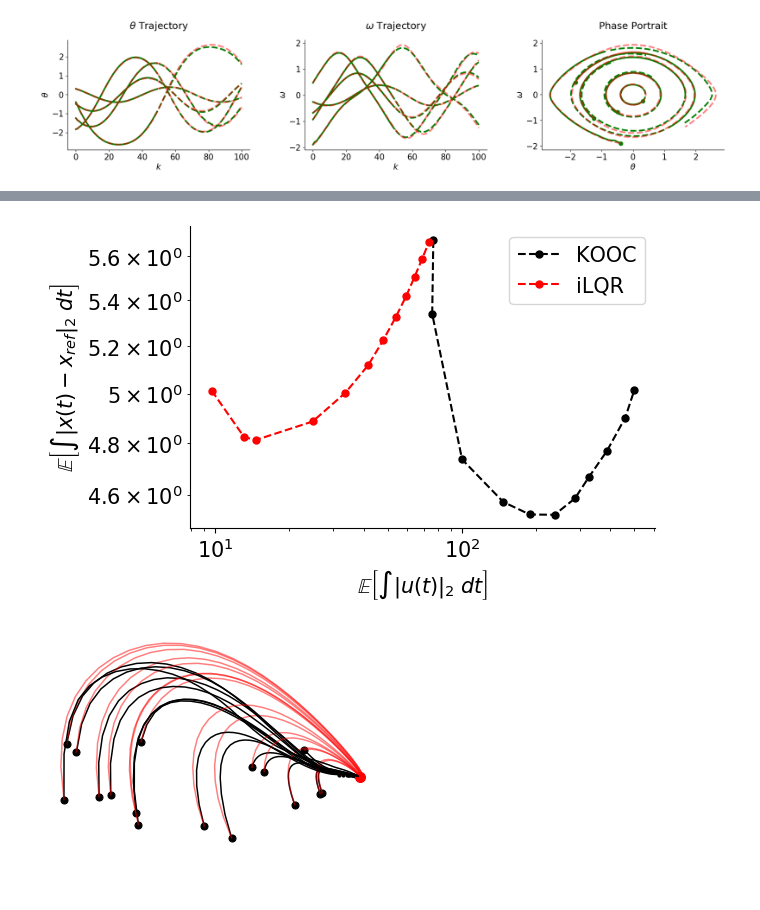
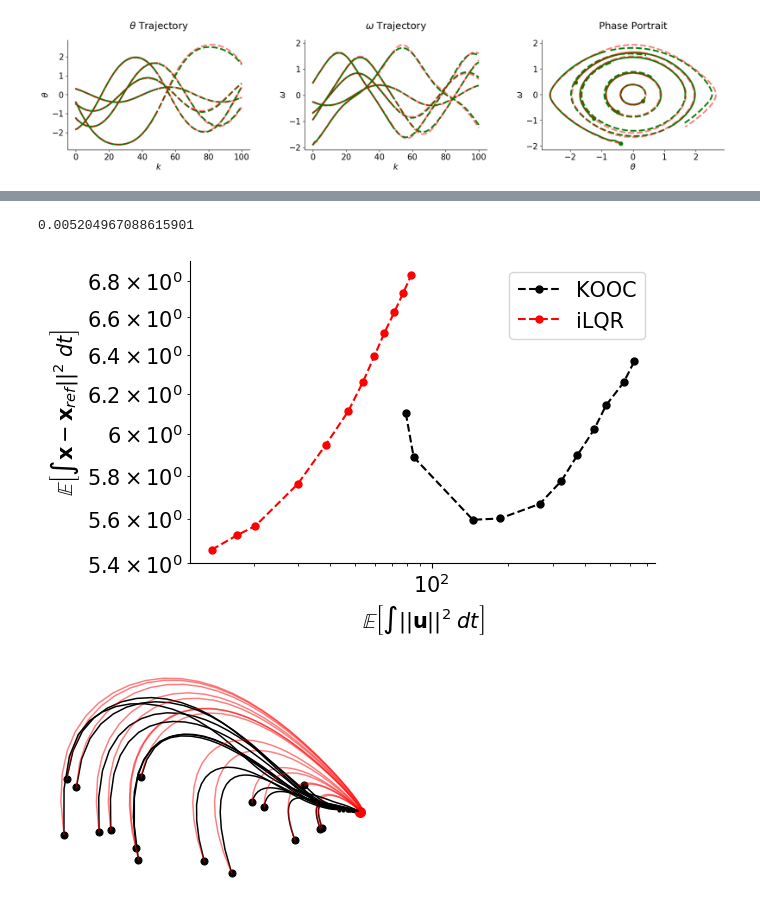
Before and after one commit to xl402/deep-koopman, a Jupyter notebook: control/prototyping.ipynb, the cells around one changed output, grey strips where cells are left out. Saved outputs shown, nothing was run; the diff lists cells and outputs as text; code cells hidden in the pictures.

Commit message:
figures added

```diff
--- a/control/prototyping.ipynb
+++ b/control/prototyping.ipynb
@@ -20,10 +26,31 @@ from control_util import *
 model_names = ["d-latent-exp-1", "d-latent-exp-2"]
 model_labels = [r"$N=20$", r"$N=50$"]
 PATH = "../saved/logs/models/denis-latent-exp/pendulum"
-x_true = np.load('../data/raw_data/pend_val.npy')
+x_true = np.load('../data/raw_data/affine/pend_val.npy')
 
 models, model_configs = load_models(DENIS, PATH, model_names)
 # %%
 _ = plot_trajectories(models[1], 50, x_true)
 # %% [output]
 [figure]
+# %%
+model = models[1]
+kooc = KOOC('pendulum', model, 0.1)
+idx = np.random.randint(0, len(x_true), 50)
+init_cond = x_true[idx, 0:1, :]
+x_goal = [0, 0]
+results = model.predict(init_cond, 1, return_ko=True)
+kos = results[-1]
+# %%
+ko = kos[0].T
+def fun(r, ko, root=0):
+    A, B =  kooc.d2c(2, ko)
+    Q = np.diag([5, 1])
+    dim = 2
+    Q_hat = np.zeros((A.shape))
+    Q_hat[:dim, :dim] = Q
+    P = are(A, B, Q_hat, r)
+    K = -1/r * B.T@P
+    M = lya(A+B@K, -np.eye(len(A)))
+    u_cost = 1/r * (np.trace(P) - np.trace(M))
+    return u_cost - root
@@ -30,3 +80,12 @@ _ = plot_trajectories(models[1], 50, x_true)
+# %%
+r = bisect(fun, 1, 50, args=(ko, 100))
+# %%
+x_kooc, u_kooc, t, t_kooc = kooc.simulate(init_cond[0:1], x_goal,
+                                          100, [1, 1], r, show=False)
+c = get_u_cost(u_kooc[0], t_kooc[0])
+print(c)
+# %% [output]
+0.005204967088615901
 # %%
 idx = np.random.randint(0, len(x_true), 50)
 init_cond = x_true[idx, 0:1, :]
@@ -41,19 +101,19 @@ results2 = ilqr_eval(init_cond, x_goal, 100, Qs)
 # %%
 fig, ax = plt.subplots(1, 1, dpi=100)
 
 ax.plot(results[1][1:], results[0][1:], '--.', markersize=10, label='KOOC', color='k')
 ax.plot(results2[1], results2[0], '--.', markersize=10, label='iLQR', color='r')
 
-ax.set_xlabel(r'$\mathbb{E}\left[\int \|u(t)\|_2 \; dt\right]$')
-ax.set_ylabel(r'$\mathbb{E}\left[\int \|x(t)-x_{ref}\|_2 \; dt \right]$')
+ax.set_xlabel(r'$\mathbb{E}\left[\int \|\|\mathbf{u}\|\|^2 \; dt\right]$')
+ax.set_ylabel(r'$\mathbb{E}\left[\int \mathbf{x}-\mathbf{x}_{ref}\|\|^2 \; dt \right]$')
 ax.set_yscale('log')
 ax.set_xscale('log')
 ax.spines['right'].set_visible(False)
 ax.spines['top'].set_visible(False)
 ax.legend()
 plt.show()
 # %% [output]
-[figure, old version]
+[figure, new version]
 # %%
 ilqr = ILQR('pendulum', 0.1)
 x_ilqr, u_ilqr, t = ilqr.simulate(init_cond[:17], x_goal, 100, Q, 1)
```
Also changed, not shown: parts of 6 cells of this notebook, 18 other files.
